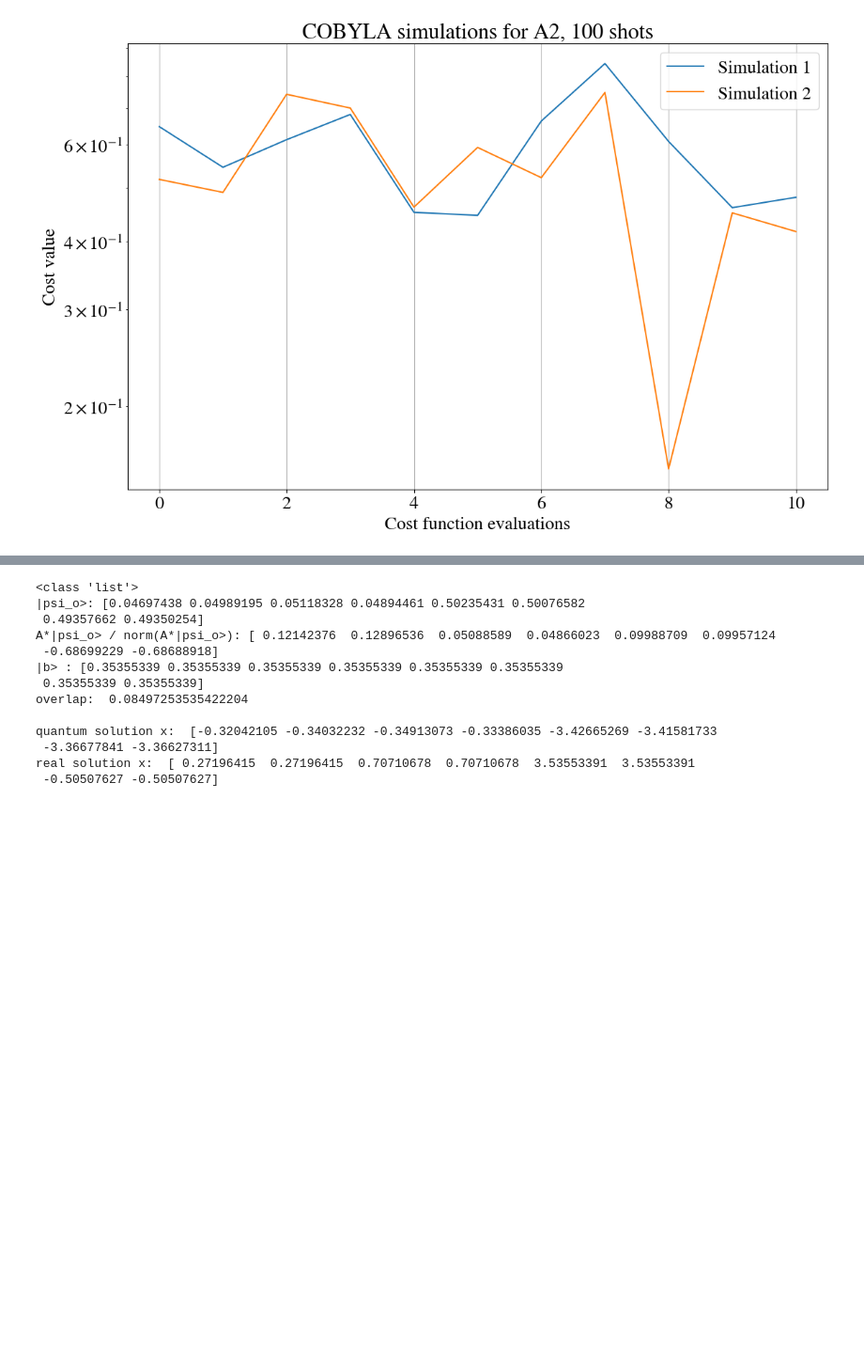
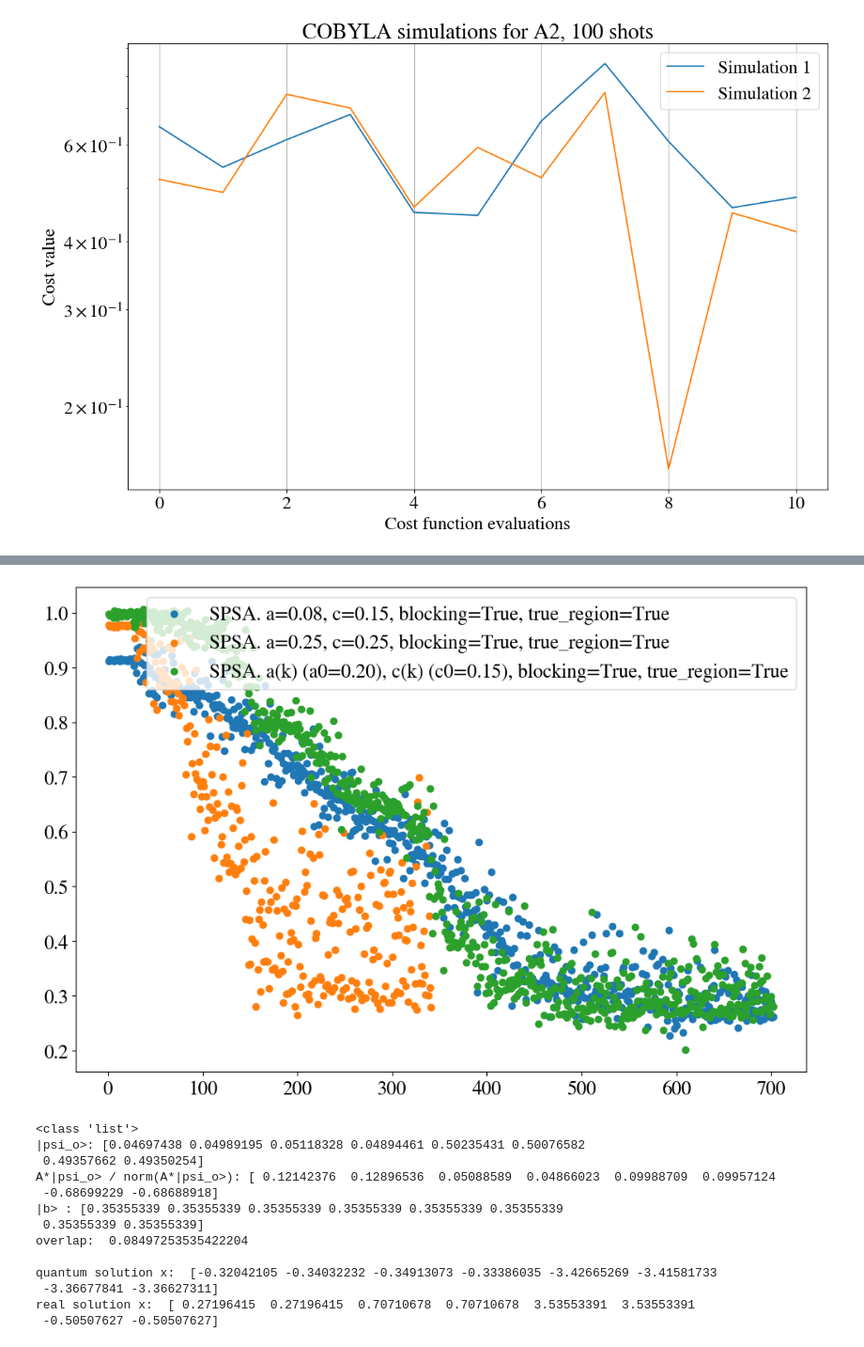
Before and after one commit to ZhiganovD/Numerical-methods-VQE, a Jupyter notebook: Alice_Gregor/Qiskit Notebook VQLS.ipynb, the cells around one changed output, grey strips where cells are left out. Shown at 94% size. Drawn from its saved outputs; the diff is of its cells as text; code cells hidden in the pictures; blank space fills up the shorter version.

```diff
--- a/Alice_Gregor/Qiskit Notebook VQLS.ipynb
+++ b/Alice_Gregor/Qiskit Notebook VQLS.ipynb
@@ -1146,3 +1191,18 @@ KeyboardInterrupt:
+# %%
+import numpy as np
+import matplotlib.pyplot as plt
+cost_values_SPSA_1 = np.loadtxt('vqls/SPSA/cost_history_SPSA_10000_1.txt')
+cost_values_SPSA_2 = np.loadtxt('vqls/SPSA/cost_history_SPSA_10000_2.txt')
+cost_values_SPSA_3 = np.loadtxt('vqls/SPSA/cost_history_SPSA_10000_3.txt',skiprows=14)
+iters_1, iters_2, iters_3 = len(cost_values_SPSA_1), len(cost_values_SPSA_2), len(cost_values_SPSA_3)
+plt.figure(figsize=(12,8))
+plt.scatter(range(1,iters_1+1), cost_values_SPSA_1, label="SPSA. a=0.08, c=0.15, blocking=True, true_region=True")
+plt.scatter(range(1,iters_2+1), cost_values_SPSA_2, label="SPSA. a=0.25, c=0.25, blocking=True, true_region=True")
+plt.scatter(range(1,iters_3+1), cost_values_SPSA_3, label="SPSA. a(k) (a0=0.20), c(k) (c0=0.15), blocking=True, true_region=True")
+plt.legend()
+plt.savefig("spsa_results.pdf")
+# %% [output]
+[figure, added]
 # %%
 # USING AMSGRAD SPSA
 
```
Also changed, not shown: parts of 6 cells of this notebook, 3 other files.
